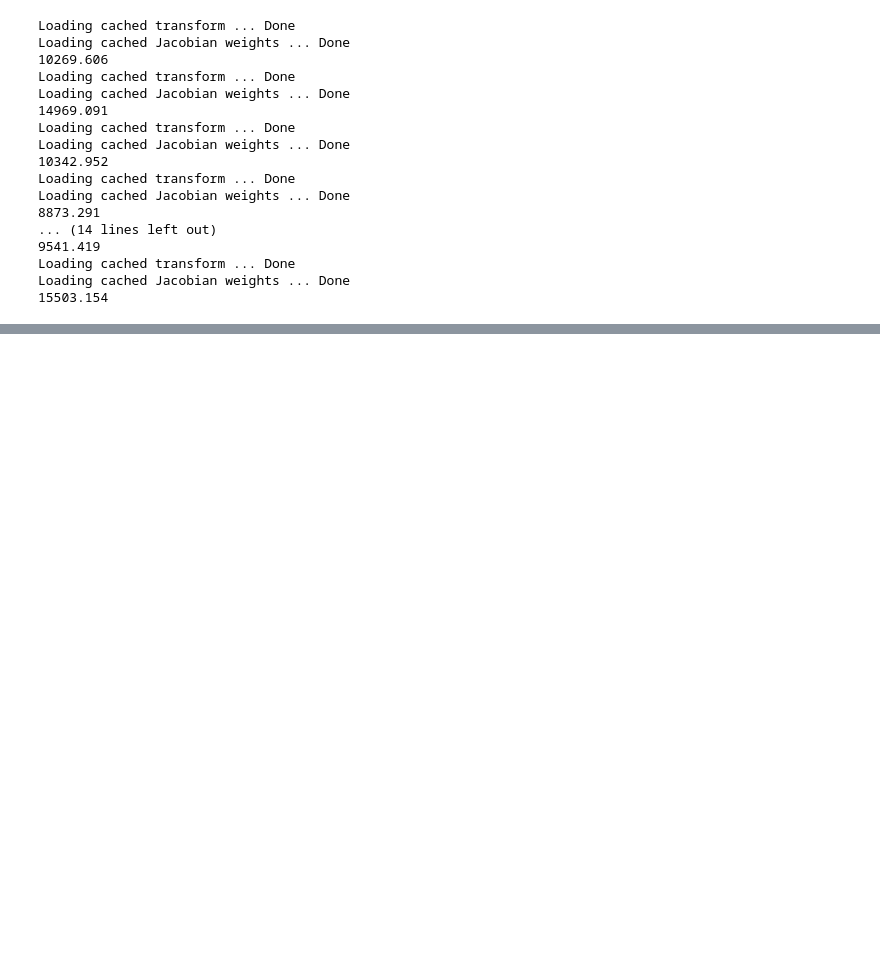
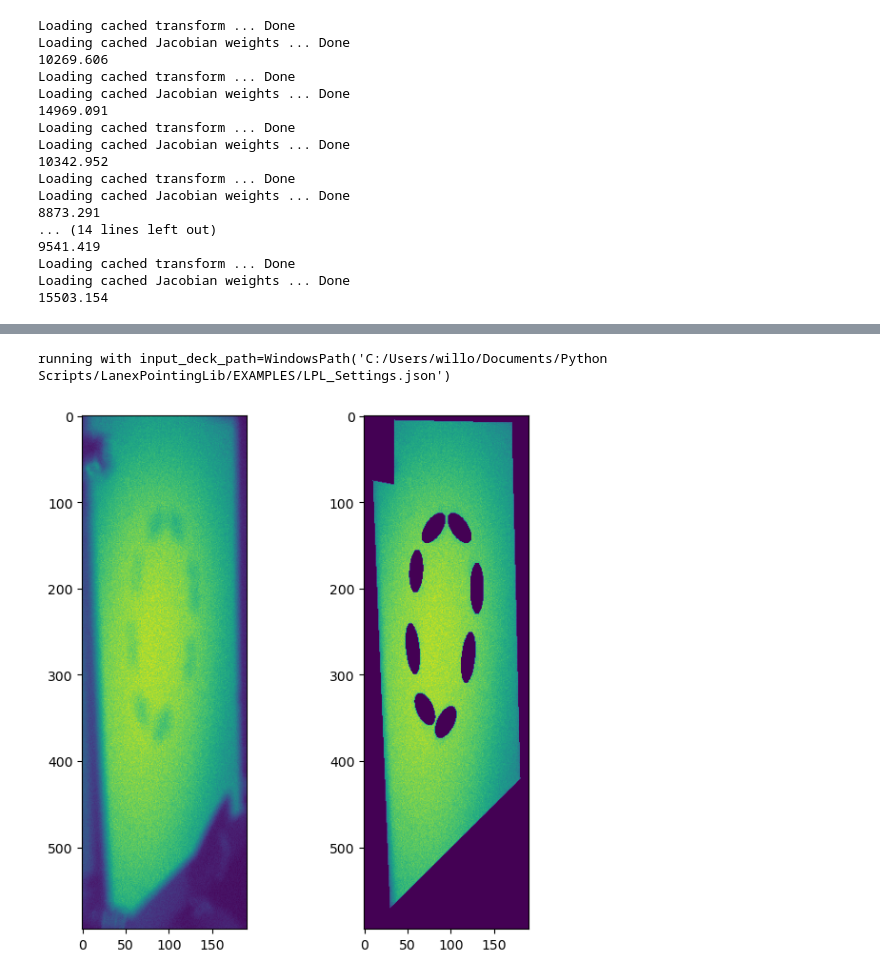
Before and after one commit to willowdpring/LanexPointingLib, a Jupyter notebook: testing.ipynb, the cells around one changed output, grey strips where cells are left out. Saved outputs shown, nothing was run; the diff lists cells and outputs as text; code cells hidden in the pictures; blank space fills up the shorter version.

```diff
--- a/testing.ipynb
+++ b/testing.ipynb
@@ -136,0 +182,15 @@ Loading cached Jacobian weights ... Done
+# %%
+from pointing2d_backfiltlib import plotmask
+from pointing2d_settings import settings
+import PIL
+import numpy as np
+
+
+settings.update_user_settings("./EXAMPLES/LPL_Settings.json")
+
+image = np.array(PIL.Image.open(settings.pointingCalibrationImage))
+
+plotmask(image)
+# %% [output]
+running with input_deck_path=WindowsPath('C:/Users/willo/Documents/Python Scripts/LanexPointingLib/EXAMPLES/LPL_Settings.json')
+[figure, added]
```
Also changed, not shown: parts of 3 cells of this notebook, 8 other files.
